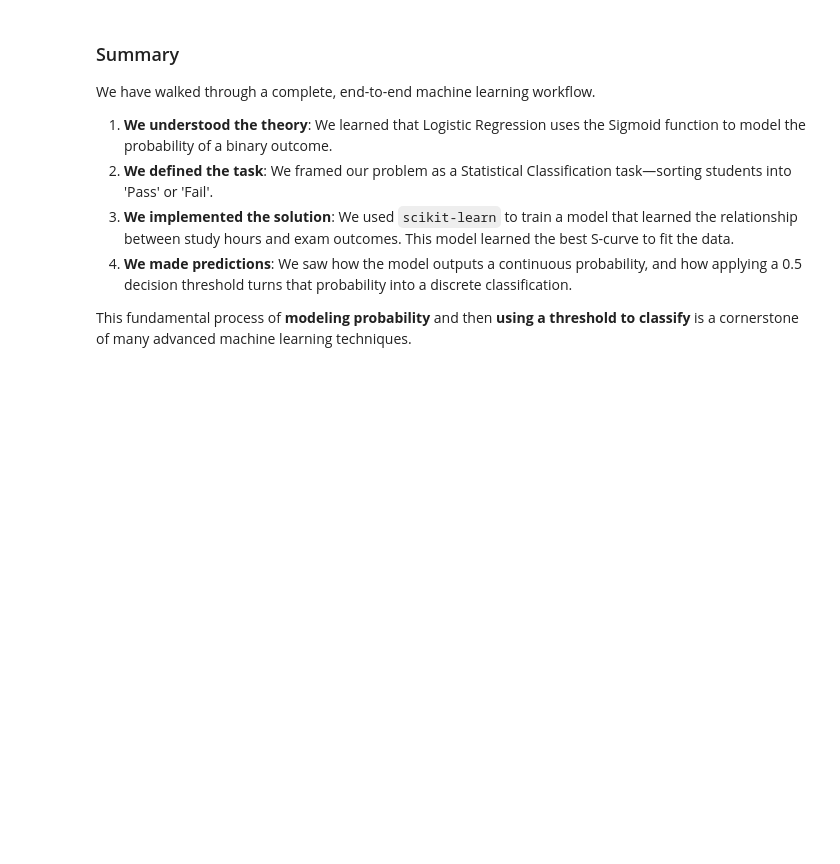
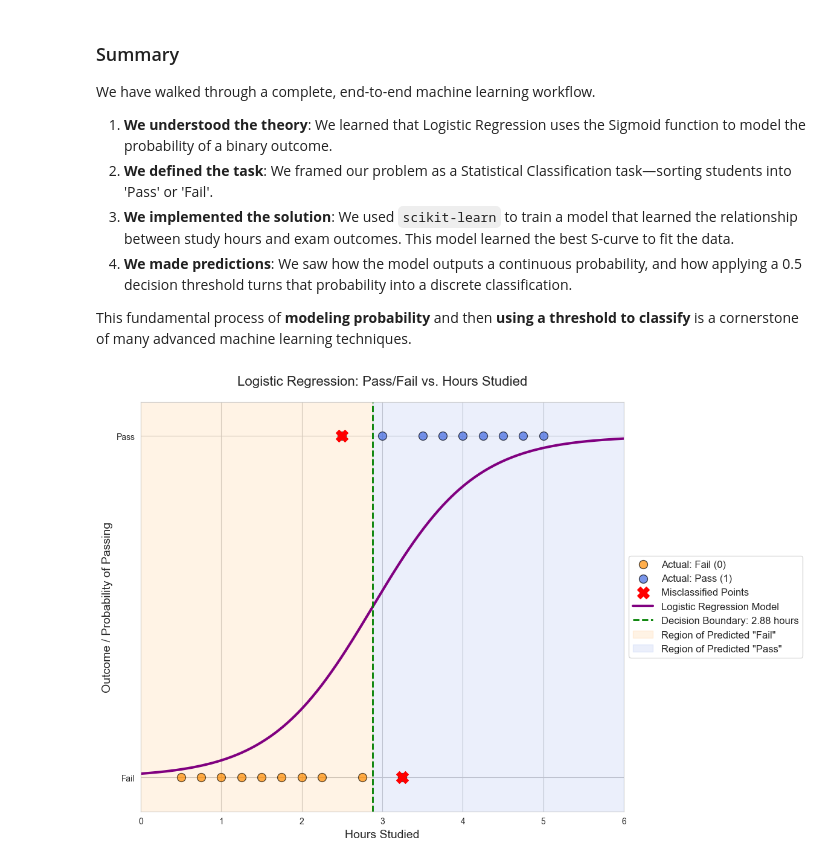
Before and after one commit to Yogesh-333/Week6-LogisticRegressionClassifier-FoundationOfMachineLearning, a Jupyter notebook: LogisticRegressionClassifier.ipynb, the cells around one changed output. Saved outputs shown, nothing was run; the diff lists cells and outputs as text; code cells hidden in the pictures; blank space fills up the shorter version.

Commit message:
better visualisation

```diff
--- a/LogisticRegressionClassifier.ipynb
+++ b/LogisticRegressionClassifier.ipynb
@@ -390,3 +390,74 @@ We have walked through a complete, end-to-end machine learning workflow.
 4.  **We made predictions**: We saw how the model outputs a continuous probability, and how applying a 0.5 decision threshold turns that probability into a discrete classification.
 
 This fundamental process of **modeling probability** and then **using a threshold to classify** is a cornerstone of many advanced machine learning techniques.
+# %%
+import numpy as np
+import matplotlib.pyplot as plt
+import seaborn as sns
+from sklearn.linear_model import LogisticRegression
+
+# --- Step 1 & 2: Use the same data and model training ---
+hours_studied = np.array([0.5, 0.75, 1, 1.25, 1.5, 1.75, 2, 2.25, 2.5, 2.75, 3, 3.25, 3.5, 3.75, 4, 4.25, 4.5, 4.75, 5]).reshape(-1, 1)
+pass_fail = np.array([0, 0, 0, 0, 0, 0, 0, 0, 1, 0, 1, 0, 1, 1, 1, 1, 1, 1, 1])
+
+# Create and train the Logistic Regression model
+log_reg = LogisticRegression()
+log_reg.fit(hours_studied, pass_fail)
+
+# --- Step 3: Get predictions to find misclassified points ---
+predictions = log_reg.predict(hours_studied)
+# Find the indices where the prediction does not match the actual outcome
+misclassified_indices = np.where(predictions != pass_fail)[0]
+# Get the 'hours_studied' and 'pass_fail' values for the misclassified points
+misclassified_x = hours_studied[misclassified_indices]
+misclassified_y = pass_fail[misclassified_indices]
+
+
+# --- Step 4: Enhanced Visualization ---
+# Set the visual style for the plot
+sns.set_style("whitegrid")
+plt.figure(figsize=(14, 8))
+
+# Plot the actual data points, colored by outcome
+# Plot students who failed
+plt.scatter(hours_studied[pass_fail==0], pass_fail[pass_fail==0],
+            color='darkorange', s=100, edgecolor='k', alpha=0.7, label='Actual: Fail (0)')
+# Plot students who passed
+plt.scatter(hours_studied[pass_fail==1], pass_fail[pass_fail==1],
+            color='royalblue', s=100, edgecolor='k', alpha=0.7, label='Actual: Pass (1)')
+
+# Highlight misclassified points with a red 'X'
+if len(misclassified_x) > 0:
+    plt.scatter(misclassified_x, misclassified_y,
+                color='red', marker='X', s=200, zorder=10, label='Misclassified Points')
+
+
+# Plot the learned logistic regression curve
+# Create a range of x-values for a smooth curve
+x_test = np.linspace(0, 6, 300).reshape(-1, 1)
+# Predict the probability of passing (class 1) for each x-value
+y_prob = log_reg.predict_proba(x_test)[:, 1]
+plt.plot(x_test, y_prob, color='purple', linewidth=3, label='Logistic Regression Model')
+
+# Plot the decision boundary and shade the decision regions
+# The decision boundary is where the probability equals 0.5
+boundary = -log_reg.intercept_[0] / log_reg.coef_[0][0]
+plt.axvline(x=boundary, color='green', linestyle='--', linewidth=2, label=f'Decision Boundary: {boundary:.2f} hours')
+
+# Shade the regions to show where the model predicts "Fail" vs. "Pass"
+plt.axvspan(0, boundary, alpha=0.1, color='darkorange', label='Region of Predicted "Fail"')
+plt.axvspan(boundary, 6, alpha=0.1, color='royalblue', label='Region of Predicted "Pass"')
+
+
+# Add labels, title, and legend for clarity
+plt.ylabel('Outcome / Probability of Passing', fontsize=14)
+plt.xlabel('Hours Studied', fontsize=14)
+plt.title('Logistic Regression: Pass/Fail vs. Hours Studied', fontsize=16, pad=20)
+plt.legend(loc='center left', bbox_to_anchor=(1, 0.5), fontsize=12)
+plt.yticks([0, 1], ['Fail', 'Pass']) # Set y-axis ticks to be more descriptive
+plt.ylim(-0.1, 1.1)
+plt.xlim(0, 6)
+plt.tight_layout(rect=[0, 0, 0.85, 1]) # Adjust layout to make space for the legend on the side
+plt.show()
+# %% [output]
+[figure, added]
```
Also changed, not shown: parts of 1 cell of this notebook.
